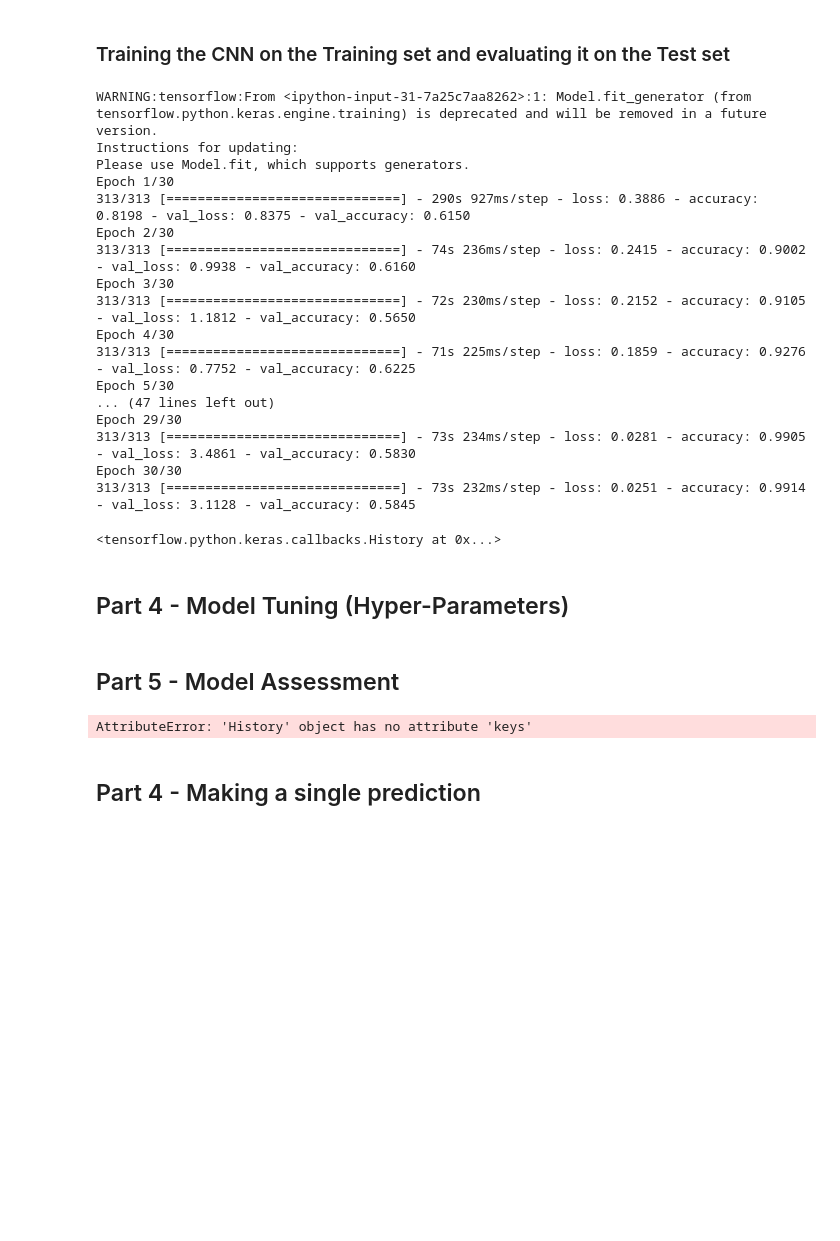
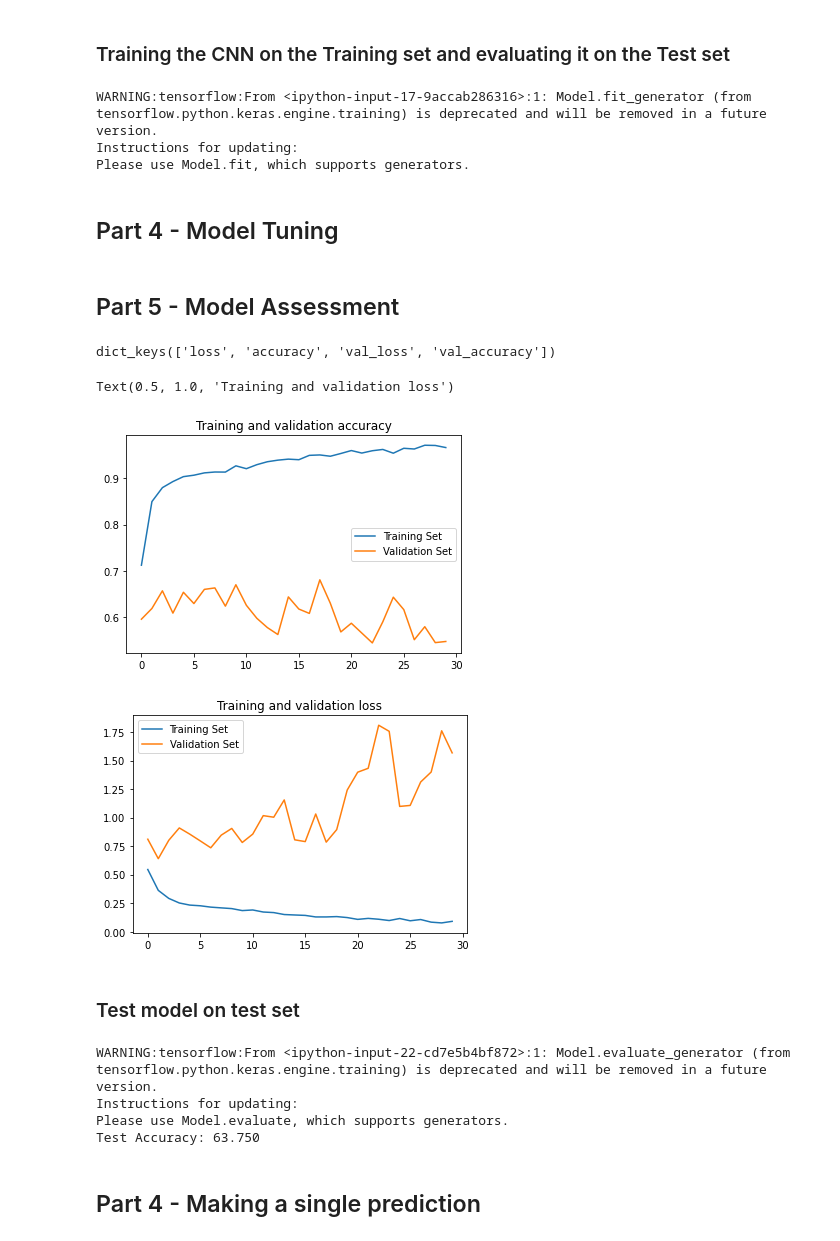
Before and after one commit to tomashege/lunch_lab_project_final, a Jupyter notebook: SL-CNN-AnimalClassification.ipynb, the cells around one changed output. Cells and saved outputs as stored; diff of their text form; code cells hidden in the pictures; blank space fills up the shorter version.

```diff
--- a/SL-CNN-AnimalClassification.ipynb
+++ b/SL-CNN-AnimalClassification.ipynb
@@ -169,62 +169,60 @@ cnn.compile(optimizer='adam', loss='binary_crossentropy', metrics=['accuracy'])
 # %% [markdown]
 ### Training the CNN on the Training set and evaluating it on the Test set
 # %%
-cnn.fit_generator(training_set, validation_data = validation_set, epochs = 30)
+history = cnn.fit_generator(training_set, steps_per_epoch=100, validation_data = validation_set, validation_steps=50, epochs = 30, verbose=0)
 # %% [output]
-WARNING:tensorflow:From <ipython-input-31-7a25c7aa8262>:1: Model.fit_generator (from tensorflow.python.keras.engine.training) is deprecated and will be removed in a future version.
+WARNING:tensorflow:From <ipython-input-17-9accab286316>:1: Model.fit_generator (from tensorflow.python.keras.engine.training) is deprecated and will be removed in a future version.
 Instructions for updating:
 Please use Model.fit, which supports generators.
-Epoch 1/30
-313/313 [==============================] - 290s 927ms/step - loss: 0.3886 - accuracy: 0.8198 - val_loss: 0.8375 - val_accuracy: 0.6150
-Epoch 2/30
-313/313 [==============================] - 74s 236ms/step - loss: 0.2415 - accuracy: 0.9002 - val_loss: 0.9938 - val_accuracy: 0.6160
-Epoch 3/30
-313/313 [==============================] - 72s 230ms/step - loss: 0.2152 - accuracy: 0.9105 - val_loss: 1.1812 - val_accuracy: 0.5650
-Epoch 4/30
-313/313 [==============================] - 71s 225ms/step - loss: 0.1859 - accuracy: 0.9276 - val_loss: 0.7752 - val_accuracy: 0.6225
-Epoch 5/30
-... (47 lines left out)
-Epoch 29/30
-313/313 [==============================] - 73s 234ms/step - loss: 0.0281 - accuracy: 0.9905 - val_loss: 3.4861 - val_accuracy: 0.5830
-Epoch 30/30
-313/313 [==============================] - 73s 232ms/step - loss: 0.0251 - accuracy: 0.9914 - val_loss: 3.1128 - val_accuracy: 0.5845
-<tensorflow.python.keras.callbacks.History at 0x...>
 # %% [markdown]
-## Part 4 - Model Tuning (Hyper-Parameters)
+## Part 4 - Model Tuning
 # %% [markdown]
 ## Part 5 - Model Assessment
 # %%
-print(cnn.history.keys())
+print(history.history.keys())
 # %% [output]
-AttributeError: 'History' object has no attribute 'keys'
+dict_keys(['loss', 'accuracy', 'val_loss', 'val_accuracy'])
 # %%
 # Retrieve a list of accuracy results on training and validation data
 # sets for each training epoch
-acc = cnn.history['acc']
-val_acc = cnn.history['val_acc']
+acc = history.history['accuracy']
+val_acc = history.history['val_accuracy']
 
 # Retrieve a list of list results on training and validation data
 # sets for each training epoch
 loss = history.history['loss']
 val_loss = history.history['val_loss']
 
 # Get number of epochs
 epochs = range(len(acc))
 
 # Plot training and validation accuracy per epoch
-plt.plot(epochs, acc)
-plt.plot(epochs, val_acc)
+plt.plot(epochs, acc, label='Training Set')
+plt.plot(epochs, val_acc, label='Validation Set')
+plt.legend()
 plt.title('Training and validation accuracy')
 
 plt.figure()
 
 # Plot training and validation loss per epoch
-plt.plot(epochs, loss)
-plt.plot(epochs, val_loss)
+plt.plot(epochs, loss, label='Training Set')
+plt.plot(epochs, val_loss, label='Validation Set')
+plt.legend()
 plt.title('Training and validation loss')
+# %% [output]
+Text(0.5, 1.0, 'Training and validation loss')
+[figure, added]
+[figure, added]
+# %% [markdown]
+### Test model on test set
 # %%
-_, acc = model.evaluate_generator(test_iterator, steps=len(test_iterator), verbose=0)
+_, acc = cnn.evaluate_generator(test_set, steps=len(test_set), verbose=0)
 print('Test Accuracy: %.3f' % (acc * 100))
+# %% [output]
+WARNING:tensorflow:From <ipython-input-22-cd7e5b4bf872>:1: Model.evaluate_generator (from tensorflow.python.keras.engine.training) is deprecated and will be removed in a future version.
+Instructions for updating:
+Please use Model.evaluate, which supports generators.
+Test Accuracy: 63.750
 # %% [markdown]
 ## Part 4 - Making a single prediction
 # %%
```
Also changed, not shown: parts of 1 cell of this notebook.
